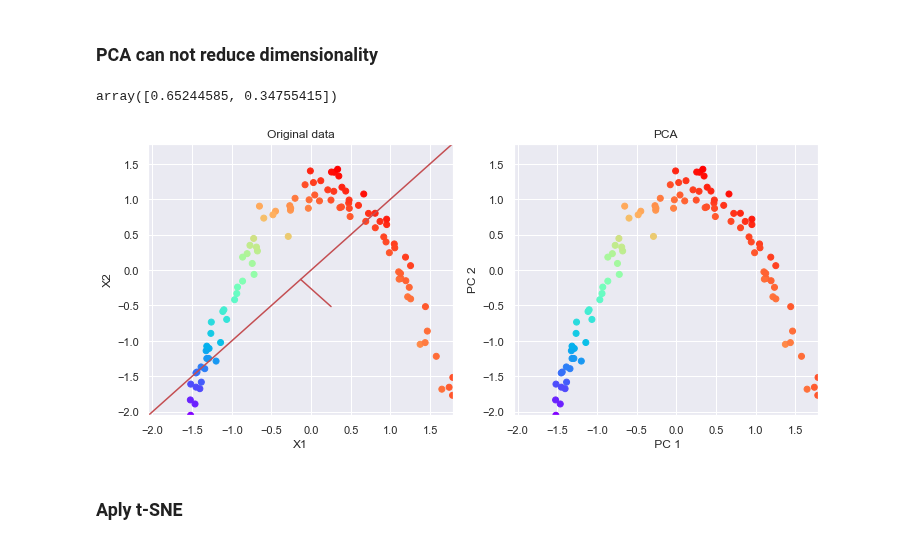
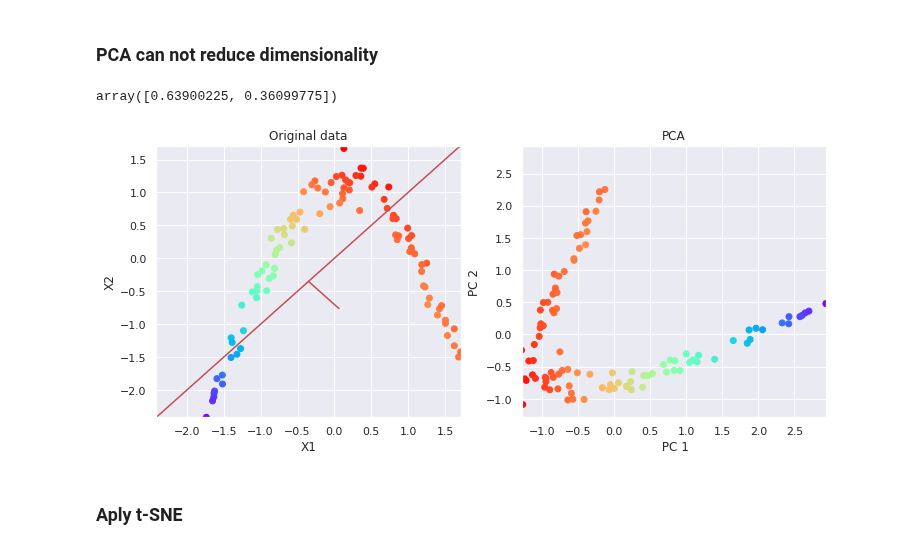
Before and after one commit to pevalisuo/AML, a Jupyter notebook: lectures/Subspace_Projections.ipynb, the cells around one changed output. Cells and saved outputs as stored; diff of their text form; code cells hidden in the pictures.

```diff
--- a/lectures/Subspace_Projections.ipynb
+++ b/lectures/Subspace_Projections.ipynb
@@ -299,16 +299,16 @@ var=X.var(axis=0); k=var[1]/var[0]; plt.text(-0.2, 0.4, "k=%4.2f" % (k));
 # %%
 # Perform PCA decomposition
 pca=PCA(n_components=2)
 Xp=pca.fit_transform(Xs)
 
 # Plot the original data and transformed data side by side
 fig, (ax1, ax2)=plt.subplots(nrows=1, ncols=2, figsize=(12,5))
 plotData(Xs, ax1,xlab='X1', ylab='X2', title='Original data')
-plotData(Xs, ax2,xlab=' PC 1', ylab='PC 2', title='PCA', noline=True)
+plotData(Xp, ax2,xlab=' PC 1', ylab='PC 2', title='PCA', noline=True)
 pca.explained_variance_ratio_
 # %% [output]
-array([0.65244585, 0.34755415])
+array([0.63900225, 0.36099775])
-[figure, old version]
+[figure, new version]
 # %% [markdown]
 ### Aply t-SNE
 # %%
```
Also changed, not shown: parts of 20 cells of this notebook, 5 other files.
